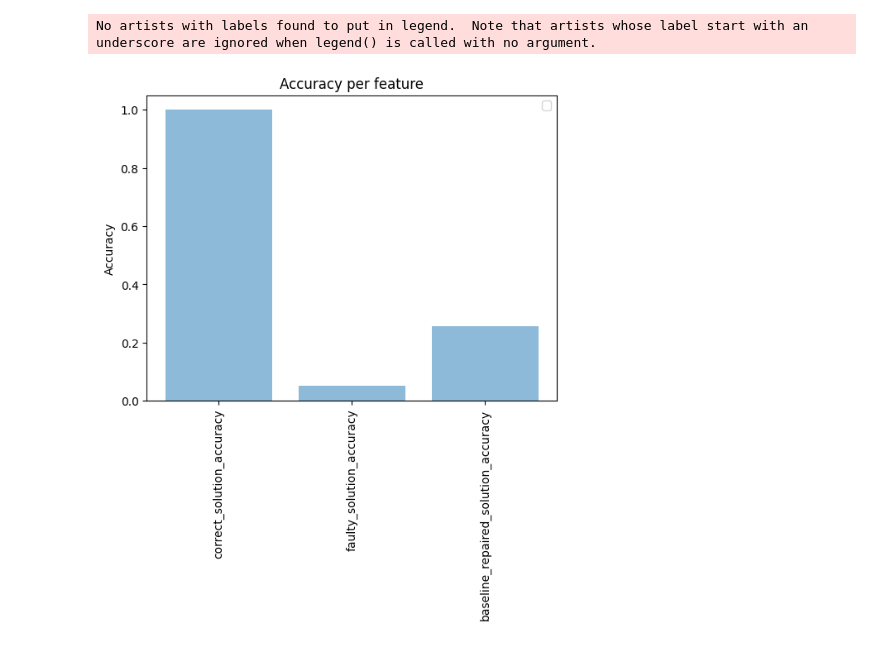
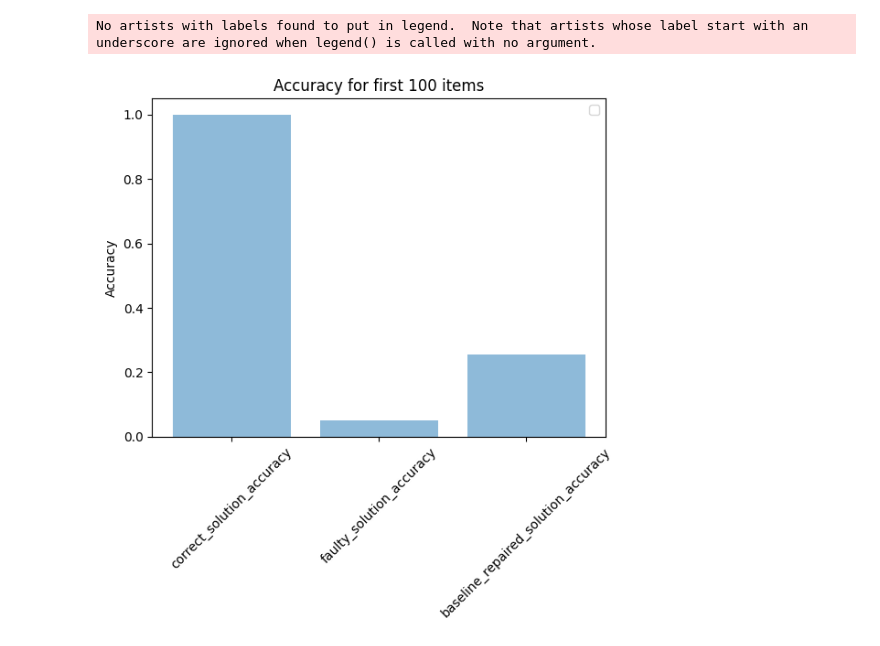
Before and after one commit to janphilippfranken/printllama, a Jupyter notebook: experiments/apps/debug.ipynb, the cells around one changed output. Drawn from its saved outputs; the diff is of its cells as text; code cells hidden in the pictures.

```diff
--- a/experiments/apps/debug.ipynb
+++ b/experiments/apps/debug.ipynb
@@ -28,18 +18,18 @@ plt.hist(accuracies['baseline_repaired_solution_accuracy'])
 # %%
 import matplotlib.pyplot as plt
 import numpy as np
 
 def plot_accuracies(accuracies):
 
     plt.bar(range(len(accuracies)), [np.mean(accuracies[feature]) for feature in accuracies], align='center', alpha=0.5)
     plt.xticks(range(len(accuracies)), [feature for feature in accuracies])
     plt.ylabel('Accuracy')
-    plt.title('Accuracy per feature')
-    plt.xticks(rotation=90)
+    plt.title('Accuracy for first 100 items')
+    plt.xticks(rotation=45)
     plt.legend()
     plt.show()
 
 plot_accuracies(accuracies)
 # %% [output]
 No artists with labels found to put in legend.  Note that artists whose label start with an underscore are ignored when legend() is called with no argument.
-[figure, old version]
+[figure, new version]
```
Also changed, not shown: parts of 4 cells of this notebook.
